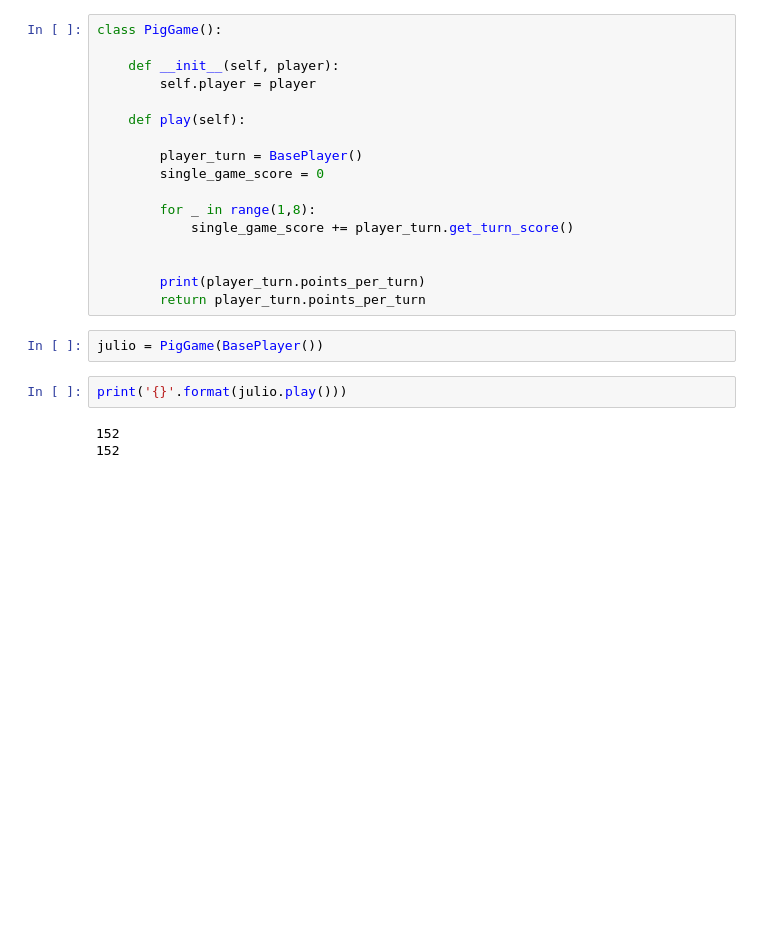
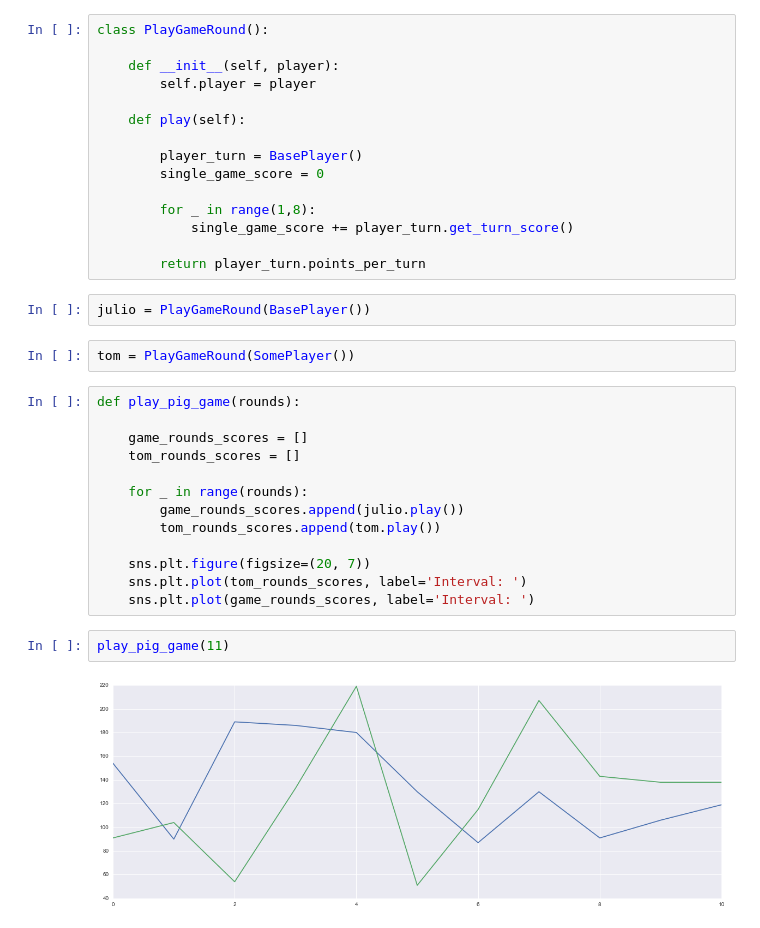
Before and after one commit to juliojr77/ultimate-pig, a Jupyter notebook: ultimate_pig.ipynb, the cells around one changed output. Cells and saved outputs as stored; diff of their text form; blank space fills up the shorter version.

```diff
--- a/ultimate_pig.ipynb
+++ b/ultimate_pig.ipynb
@@ -34,5 +44,5 @@ class BasePlayer:
 # %%
-class PigGame():
+class PlayGameRound():
 
     def __init__(self, player):
         self.player = player
@@ -45,13 +55,25 @@ class PigGame():
         for _ in range(1,8):
             single_game_score += player_turn.get_turn_score()
 
-
-        print(player_turn.points_per_turn)
         return player_turn.points_per_turn
 # %%
-julio = PigGame(BasePlayer())
+julio = PlayGameRound(BasePlayer())
-# %%
-print('{}'.format(julio.play()))
-# %% [output]
-152
-152
+# %%
+tom = PlayGameRound(SomePlayer())
+# %%
+def play_pig_game(rounds):
+
+    game_rounds_scores = []
+    tom_rounds_scores = []
+
+    for _ in range(rounds):
+        game_rounds_scores.append(julio.play())
+        tom_rounds_scores.append(tom.play())
+
+    sns.plt.figure(figsize=(20, 7))
+    sns.plt.plot(tom_rounds_scores, label='Interval: ')
+    sns.plt.plot(game_rounds_scores, label='Interval: ')
+# %%
+play_pig_game(11)
+# %% [output]
+[figure, added]
```
Also changed, not shown: parts of 2 cells of this notebook.
